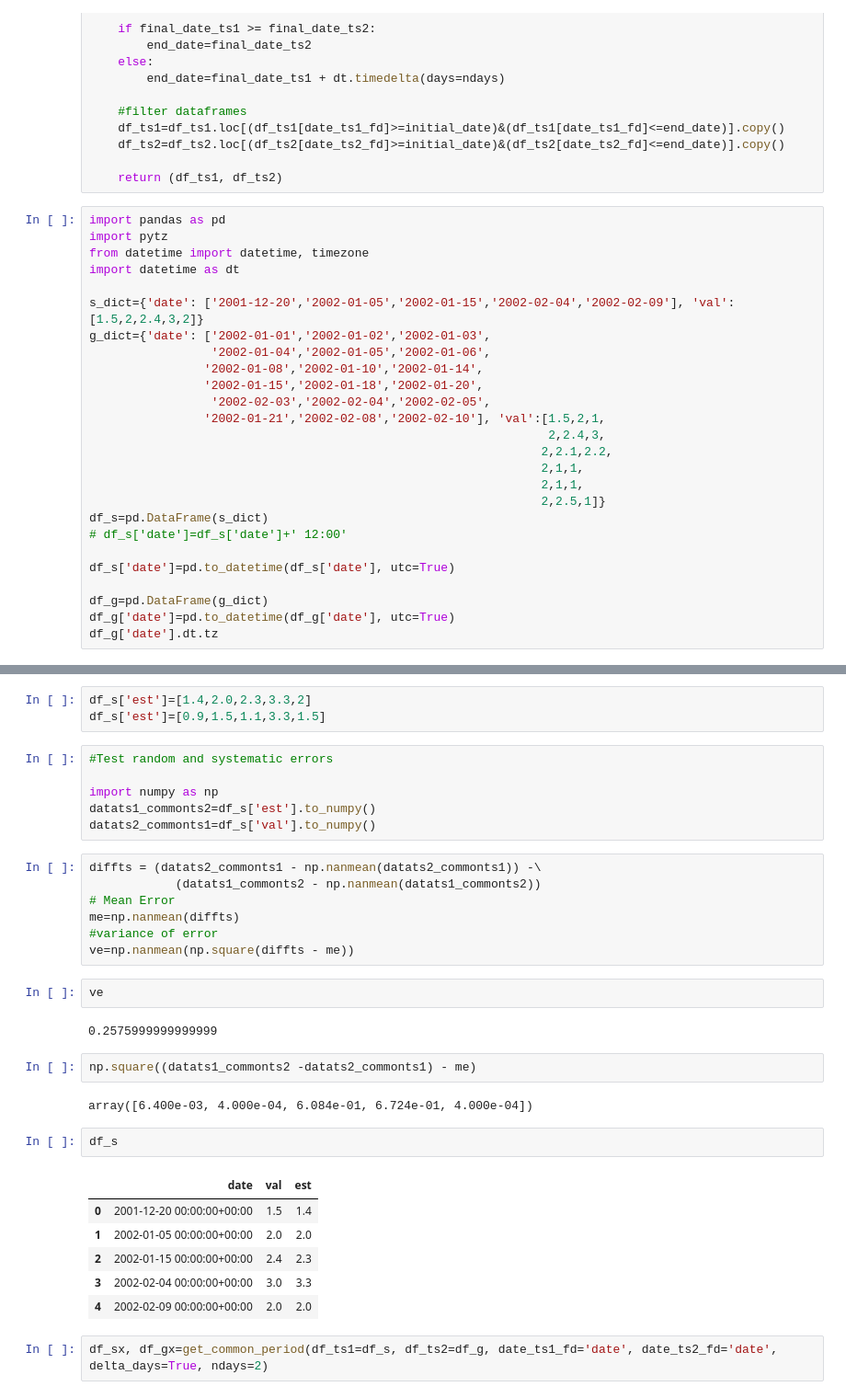
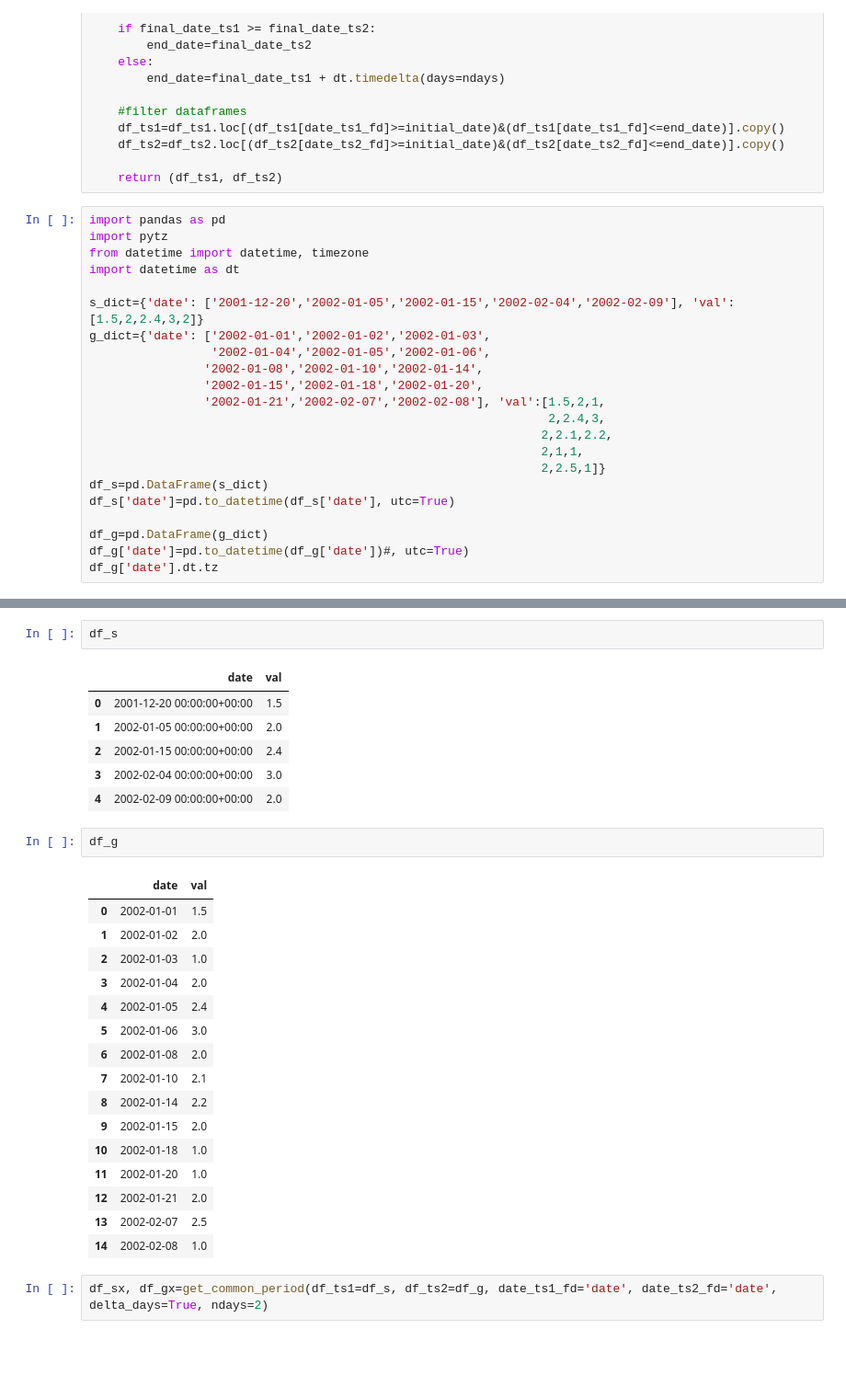
Before and after one commit to anmagomez/radar_altimetry_eval, a Jupyter notebook: src/rapid_request.ipynb, the cells around one changed output, grey strips where cells are left out. Shown at 92% size. Saved outputs shown, nothing was run; the diff lists cells and outputs as text; blank space fills up the shorter version.

```diff
--- a/src/rapid_request.ipynb
+++ b/src/rapid_request.ipynb
@@ -280,18 +280,14 @@ g_dict={'date': ['2002-01-01','2002-01-02','2002-01-03',
                  '2002-01-04','2002-01-05','2002-01-06',
                 '2002-01-08','2002-01-10','2002-01-14',
                 '2002-01-15','2002-01-18','2002-01-20',
-                 '2002-02-03','2002-02-04','2002-02-05',
-                '2002-01-21','2002-02-08','2002-02-10'], 'val':[1.5,2,1,
+                '2002-01-21','2002-02-07','2002-02-08'], 'val':[1.5,2,1,
                                                                 2,2.4,3,
                                                                2,2.1,2.2,
                                                                2,1,1,
-                                                               2,1,1,
                                                                2,2.5,1]}
 df_s=pd.DataFrame(s_dict)
-# df_s['date']=df_s['date']+' 12:00'
-
 df_s['date']=pd.to_datetime(df_s['date'], utc=True)
 
 df_g=pd.DataFrame(g_dict)
-df_g['date']=pd.to_datetime(df_g['date'], utc=True)
+df_g['date']=pd.to_datetime(df_g['date'])#, utc=True)
 df_g['date'].dt.tz
@@ -300,36 +294,31 @@ df_g['date'].dt.tz
 # %%
-df_s['est']=[1.4,2.0,2.3,3.3,2]
-df_s['est']=[0.9,1.5,1.1,3.3,1.5]
+df_s
+# %% [output]
+|  | date | val |
+| 0 | 2001-12-20 00:00:00+00:00 | 1.5 |
+| 1 | 2002-01-05 00:00:00+00:00 | 2.0 |
+| 2 | 2002-01-15 00:00:00+00:00 | 2.4 |
+| 3 | 2002-02-04 00:00:00+00:00 | 3.0 |
+| 4 | 2002-02-09 00:00:00+00:00 | 2.0 |
-# %%
-#Test random and systematic errors
-
-import numpy as np
-datats1_commonts2=df_s['est'].to_numpy()
-datats2_commonts1=df_s['val'].to_numpy()
-# %%
-diffts = (datats2_commonts1 - np.nanmean(datats2_commonts1)) -\
-            (datats1_commonts2 - np.nanmean(datats1_commonts2))
-# Mean Error
-me=np.nanmean(diffts)
-#variance of error
-ve=np.nanmean(np.square(diffts - me))
-# %%
-ve
-# %% [output]
-0.2575999999999999
-# %%
-np.square((datats1_commonts2 -datats2_commonts1) - me)
-# %% [output]
-array([6.400e-03, 4.000e-04, 6.084e-01, 6.724e-01, 4.000e-04])
 # %%
-df_s
+df_g
 # %% [output]
-|  | date | val | est |
-| 0 | 2001-12-20 00:00:00+00:00 | 1.5 | 1.4 |
-| 1 | 2002-01-05 00:00:00+00:00 | 2.0 | 2.0 |
-| 2 | 2002-01-15 00:00:00+00:00 | 2.4 | 2.3 |
-| 3 | 2002-02-04 00:00:00+00:00 | 3.0 | 3.3 |
-| 4 | 2002-02-09 00:00:00+00:00 | 2.0 | 2.0 |
+|  | date | val |
+| 0 | 2002-01-01 | 1.5 |
+| 1 | 2002-01-02 | 2.0 |
+| 2 | 2002-01-03 | 1.0 |
+| 3 | 2002-01-04 | 2.0 |
+| 4 | 2002-01-05 | 2.4 |
+| 5 | 2002-01-06 | 3.0 |
+| 6 | 2002-01-08 | 2.0 |
+| 7 | 2002-01-10 | 2.1 |
+| 8 | 2002-01-14 | 2.2 |
+| 9 | 2002-01-15 | 2.0 |
+| 10 | 2002-01-18 | 1.0 |
+| 11 | 2002-01-20 | 1.0 |
+| 12 | 2002-01-21 | 2.0 |
+| 13 | 2002-02-07 | 2.5 |
+| 14 | 2002-02-08 | 1.0 |
 # %%
 df_sx, df_gx=get_common_period(df_ts1=df_s, df_ts2=df_g, date_ts1_fd='date', date_ts2_fd='date', delta_days=True, ndays=2)
 # %%
```
Also changed, not shown: parts of 22 cells of this notebook.
